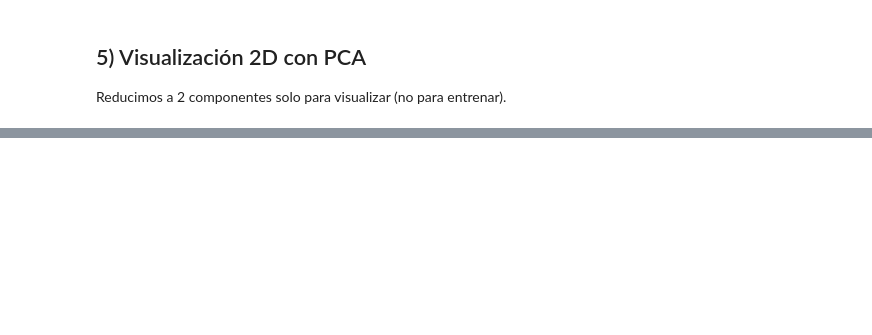
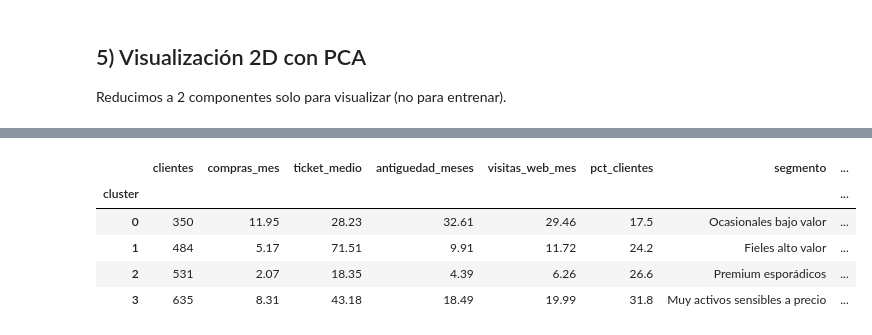
Before and after one commit to AnabelCarnererob/EjerciciosModuloIA, a Jupyter notebook: notebooks/03_clustering_segmentacion_clientes.ipynb, the cells around one changed output, grey strips where cells are left out. Drawn from its saved outputs; the diff is of its cells as text; code cells hidden in the pictures; blank space fills up the shorter version.

```diff
--- a/notebooks/03_clustering_segmentacion_clientes.ipynb
+++ b/notebooks/03_clustering_segmentacion_clientes.ipynb
@@ -186,0 +194,23 @@ Prueba `DBSCAN` o `GaussianMixture` y compara: ¿qué cambia en número de grupo
+# %%
+# =========================
+# 1. Resumen por cluster
+# =========================
+summary = (
+    df_assign
+    .groupby("cluster")
+    .agg(
+        clientes=("compras_mes", "count"),
+        compras_mes=("compras_mes", "mean"),
+        ticket_medio=("ticket_medio", "mean"),
+        antiguedad_meses=("antiguedad_meses", "mean"),
+        visitas_web_mes=("visitas_web_mes", "mean")
+    )
+    .round(2)
+)
+
+# porcentaje de clientes
+summary["pct_clientes"] = (
+    summary["clientes"] / summary["clientes"].sum() * 100
+).round(1)
+
+summary
@@ -186,0 +224,29 @@ Prueba `DBSCAN` o `GaussianMixture` y compara: ¿qué cambia en número de grupo
+# %%
+# =========================
+# 2. Etiquetas de negocio y acciones
+# =========================
+cluster_labels = {
+    0: "Ocasionales bajo valor",
+    1: "Fieles alto valor",
+    2: "Premium esporádicos",
+    3: "Muy activos sensibles a precio"
+}
+
+cluster_actions = {
+    0: "Activación: cupón 1ª recompra y productos básicos",
+    1: "Fidelización y upselling: premium, cross-sell",
+    2: "Recompra dirigida: recordatorios personalizados",
+    3: "Control de rentabilidad: bundles y menos descuentos"
+}
+
+summary["segmento"] = summary.index.map(cluster_labels)
+summary["accion_recomendada"] = summary.index.map(cluster_actions)
+
+summary
+# %% [output]
+|  | clientes | compras_mes | ticket_medio | antiguedad_meses | visitas_web_mes | pct_clientes | segmento | ... |
+| cluster |  |  |  |  |  |  |  | ... |
+| 0 | 350 | 11.95 | 28.23 | 32.61 | 29.46 | 17.5 | Ocasionales bajo valor | ... |
+| 1 | 484 | 5.17 | 71.51 | 9.91 | 11.72 | 24.2 | Fieles alto valor | ... |
+| 2 | 531 | 2.07 | 18.35 | 4.39 | 6.26 | 26.6 | Premium esporádicos | ... |
+| 3 | 635 | 8.31 | 43.18 | 18.49 | 19.99 | 31.8 | Muy activos sensibles a precio | ... |
```
Also changed, not shown: parts of 14 cells of this notebook, 1 other file.
